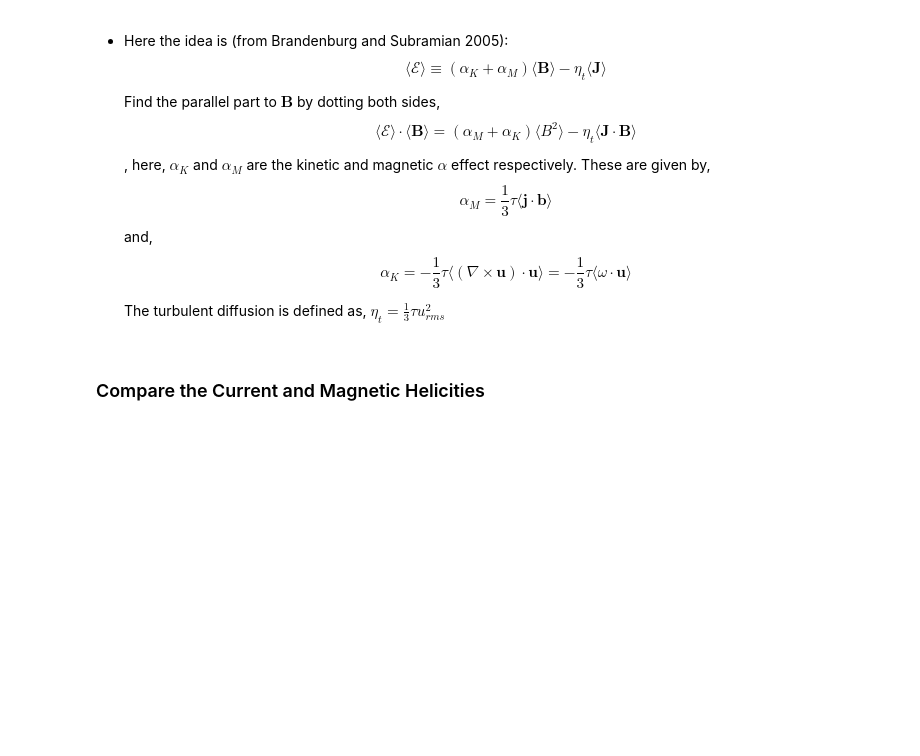
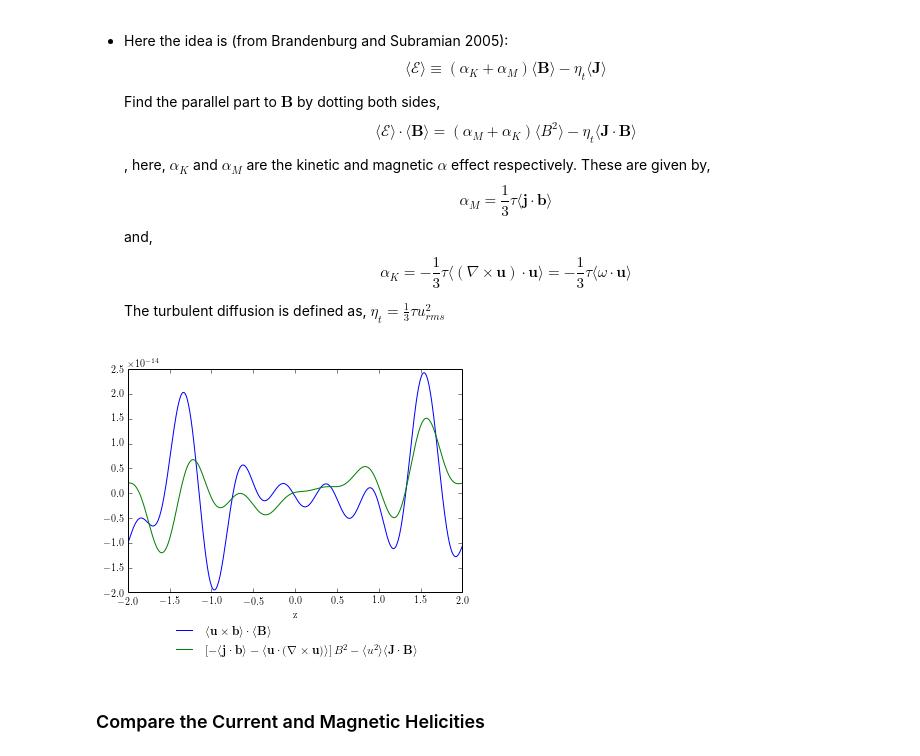
Before and after one commit to DrJeckyl/Python-ShearingBox-Analysis, a Jupyter notebook: PaperWorkflow.ipynb, the cells around one changed output. Drawn from its saved outputs; the diff is of its cells as text; code cells hidden in the pictures; blank space fills up the shorter version.

```diff
--- a/PaperWorkflow.ipynb
+++ b/PaperWorkflow.ipynb
@@ -163,6 +181,7 @@ divJh = func.ifftvec( 1.j*func.dot_p(k, func.fftvec(Jh)))
 $$ 2 \langle \mathbf{B} \rangle \cdot \langle \mathbf{u} \times \mathbf{b} \rangle_t $$
 # %%
 scale_transfer = 2. * func.dot_p(func.LargeScale(B), func.LargeScale(func.crossp(u, b)))
+emf_dot_b = func.zaverage(func.LargeScale(scale_transfer))
 #scale_transfer = 2. * func.LargeScale(func.dot_p(B, func.crossp(u, b)))
 # %% [markdown]
 * The current helicity, $\mathbf{H_c} = \mathbf{J} \cdot \mathbf{B}, $ and $\mathbf{h_c} = \langle \mathbf{j} \cdot \mathbf{b} \rangle $
@@ -186,12 +205,15 @@ h = func.LargeScale(func.dot_p(u, omega))
 * Component paralell to the EMF,
 $$ -\left[ \langle \mathbf{j} \cdot \mathbf{b} \rangle + \langle \mathbf{u} \cdot \left( \nabla \times \mathbf{u} \right) \rangle \right] B^2 $$
 # %%
-temp = (hc/4./pi/rho + h)*func.dot_p(B-b, B-b)
+alpha_whole = func.zaverage((hc/4./pi/rho + h)*func.dot_p(B-b, B-b))
 # %% [markdown]
 * Turbulent diffusion term, $\langle u^2 \rangle \langle \mathbf{J} \cdot \mathbf{B} \rangle $
 # %%
 #diffusion = func.LargeScale(func.dot_p(u, u) + func.dot_p(b,b)) * func.LargeScale(Hc)
-diffusion = (func.LargeScale(func.dot_p(u, u))+func.eta()) * func.LargeScale(Hc)
+#diffusion = (func.LargeScale(func.dot_p(u, u))+func.eta()) * func.LargeScale(Hc)
+u_rms = func.LargeScale(func.dot_p(u, u))
+diffusion = (u_rms+func.eta()) * (Hc-hc)
+rhs = func.zaverage(func.LargeScale(alpha_whole-diffusion))
 # %% [markdown]
 * Resistivity Term, $2 \eta \langle \mathbf{j} \cdot \mathbf{b} \rangle $
 # %%
@@ -221,12 +245,14 @@ savefig(plot_path+"small_scale_h_evolution.pdf", bbox_extra_artists=(leg, ), bbo
     $\eta_t = \frac{1}{3} \tau u^2_{rms}$
 # %%
 fig, axes = subplots(1,1)
-axes.plot(z, -func.zaverage(func.LargeScale(scale_transfer/2.)), label=r"$\langle \mathbf{u} \times \mathbf{b} \rangle \cdot \langle \mathbf{B} \rangle$")
-axes.plot(z, func.zaverage(temp-diffusion), label=r"$\left[ -\langle \mathbf{j} \cdot \mathbf{b} \rangle - \langle \mathbf{u} \cdot \left( \nabla \times \mathbf{u} \right) \rangle \right] B^2 - \langle u^2 \rangle \langle \mathbf{J} \cdot \mathbf{B} \rangle$")
+axes.plot(z, emf_dot_b, label=r"$\langle \mathbf{u} \times \mathbf{b} \rangle \cdot \langle \mathbf{B} \rangle$")
+axes.plot(z, rhs, label=r"$\left[ -\langle \mathbf{j} \cdot \mathbf{b} \rangle - \langle \mathbf{u} \cdot \left( \nabla \times \mathbf{u} \right) \rangle \right] B^2 - \langle u^2 \rangle \langle \mathbf{J} \cdot \mathbf{B} \rangle$")
 axes.set_xlabel('z')
 leg = axes.legend(loc='upper center', bbox_to_anchor = (0.5, -0.1))
 leg.get_frame().set_alpha(0.0)
 savefig(plot_path+"emf_helicity_compare.pdf", bbox_extra_artists=(leg, ), bbox_inches='tight',pad_inches=0,transparent=True)
+# %% [output]
+[figure, added]
 # %% [markdown]
 ### Compare the Current and Magnetic Helicities
 # %%
```
Also changed, not shown: parts of 29 cells of this notebook.
